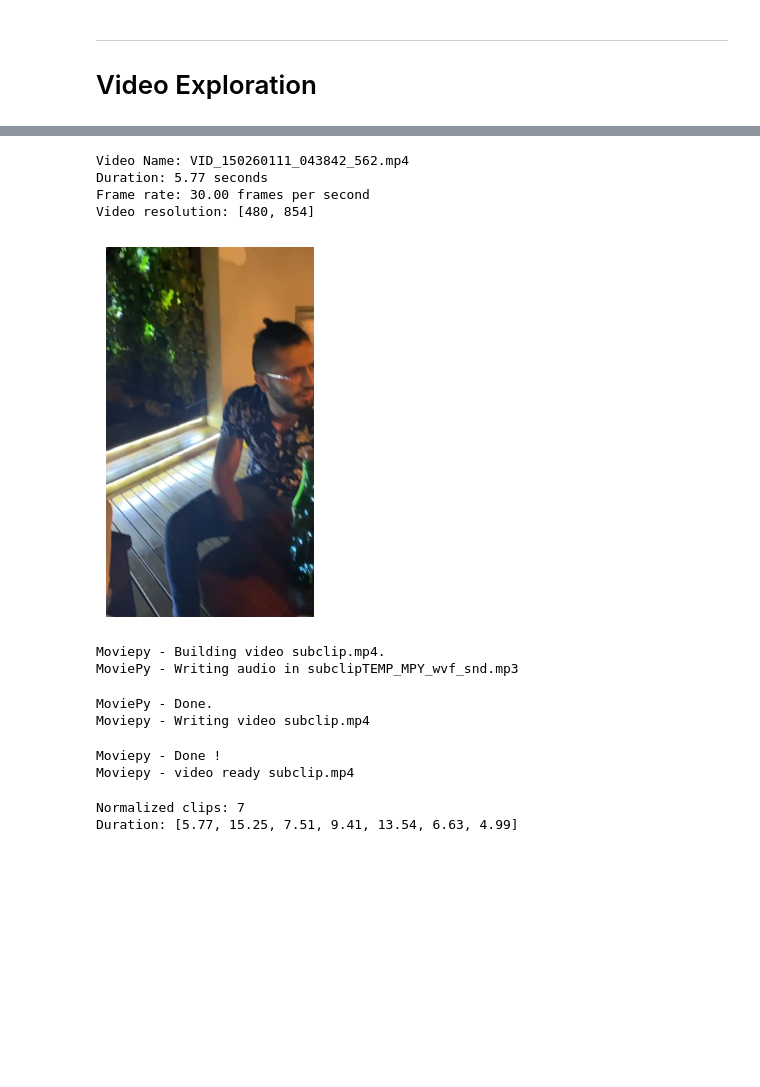
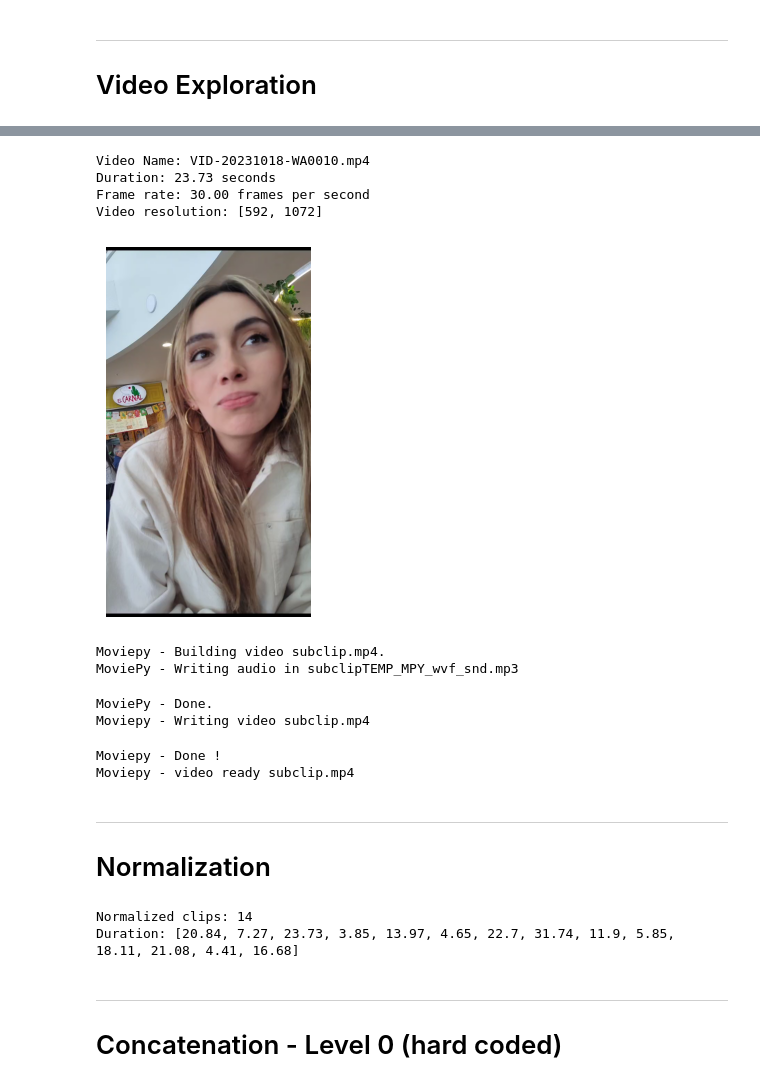
Before and after one commit to sergioamdiaz/ai-travel-video-summarizer, a Jupyter notebook: Notebooks/AI Video Travel Summarizer.ipynb, the cells around one changed output, grey strips where cells are left out. Saved outputs shown, nothing was run; the diff lists cells and outputs as text; code cells hidden in the pictures; blank space fills up the shorter version.

```diff
--- a/Notebooks/AI Video Travel Summarizer.ipynb
+++ b/Notebooks/AI Video Travel Summarizer.ipynb
@@ -26,5 +35,9 @@ WindowsPath('c:/Proyectos/George Brown Projects/2 Semester/Full Stack/AI Travel
 # %% [markdown]
 ### Important Paths:
 # %%
-relat_path_vids = Path(r"../Data/Videos") # Relative path where the videos are stored.
-relat_path_concats = Path(r"../Data/Concatenated") # Relative path where the concatenated videos are stored.
+PATH_VIDS = Path(r"../data/Videos") # Relative path where the videos are stored.
+PATH_OUTPUT = Path(r"../data/Output") # Relative path where the concatenated videos are stored.
+PATH_CONVERTED = Path(r"../data/Converted") # Relative path where the converted videos are stored.
+
+print(f"- Path Vids Dir: {PATH_VIDS}")
+print(f"- Path Output Dir: {PATH_OUTPUT}")
@@ -83,28 +294,24 @@ def vid_info(video_path : Path) -> None:
     print(f"Video resolution: {clip.size}")
     clip.close()
 
-vid_info(available_vids(relat_path_vids)[0])
+vid_info(available_vids(PATH_CONVERTED)[2])
 # %% [output]
-Video Name: VID_150260111_043842_562.mp4
-Duration: 5.77 seconds
+Video Name: VID-20231018-WA0010.mp4
+Duration: 23.73 seconds
 Frame rate: 30.00 frames per second
-Video resolution: [480, 854]
+Video resolution: [592, 1072]
 # %%
 """ This function displays a frame of the video given the time in seconds. """
 def display_frames(video_path : Path, time : float) -> None:
     clip = VideoFileClip(str(video_path))
     frame = clip.get_frame(time)
     plt.imshow(frame)
     plt.axis("off")
     clip.close()
 
-# NOTE: There is an error with reading the frames of the first video. One of the most
-# common errors. Is a problem of moviepy + ffmpeg.
-# Solve in the future by either skiping "corrupted" videos, converting them to clean mp4
-# with FFmped, or reading frames with cv2.
-display_frames(available_vids(relat_path_vids)[1], 10)
+display_frames(available_vids(PATH_VIDS)[2], 5)
 # %% [output]
-[figure, old version]
+[figure, new version]
 # %%
 """ This function creates and saves a subclip of the video, given a time range. """
 def sub_clip(video_path : Path, start_time : float, end_time : float) -> None:
@@ -132,6 +339,9 @@ MoviePy - Done.
 Moviepy - Writing video subclip.mp4
 Moviepy - Done !
 Moviepy - video ready subclip.mp4
+# %% [markdown]
+---
+# Normalization
 # %%
 """ This function returns a list of normalized clips. """
 def load_and_normalize_vids(folder : Path, resolution : tuple) -> list:
@@ -150,10 +360,13 @@ def load_and_normalize_vids(folder : Path, resolution : tuple) -> list:
 
 # NOTE: Clips remained open so they can be used in other functions. They should be closed later in the up coming functions.
 
-norm_clips = load_and_normalize_vids(relat_path_vids, TARGET_RESOLUTION)
+norm_clips = load_and_normalize_vids(PATH_CONVERTED, TARGET_RESOLUTION)
 # %% [output]
-Normalized clips: 7
-Duration: [5.77, 15.25, 7.51, 9.41, 13.54, 6.63, 4.99]
+Normalized clips: 14
+Duration: [20.84, 7.27, 23.73, 3.85, 13.97, 4.65, 22.7, 31.74, 11.9, 5.85, 18.11, 21.08, 4.41, 16.68]
+# %% [markdown]
+---
+# Concatenation - Level 0 (hard coded)
 # %%
 """ This function selects the clips that will be concatenated. Cut the long ones, drop the short ones, so the total duration does not exceed the given limit."""
 def selected_by_duration(clips : list, max_total_length = MAX_TOTAL_LENGTH,
```
Also changed, not shown: parts of 35 cells of this notebook, 7 other files.
